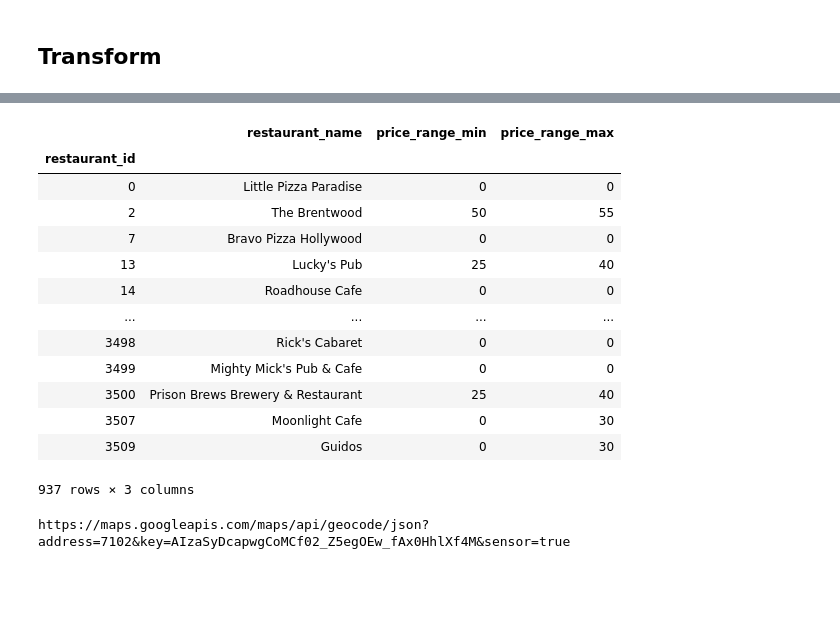
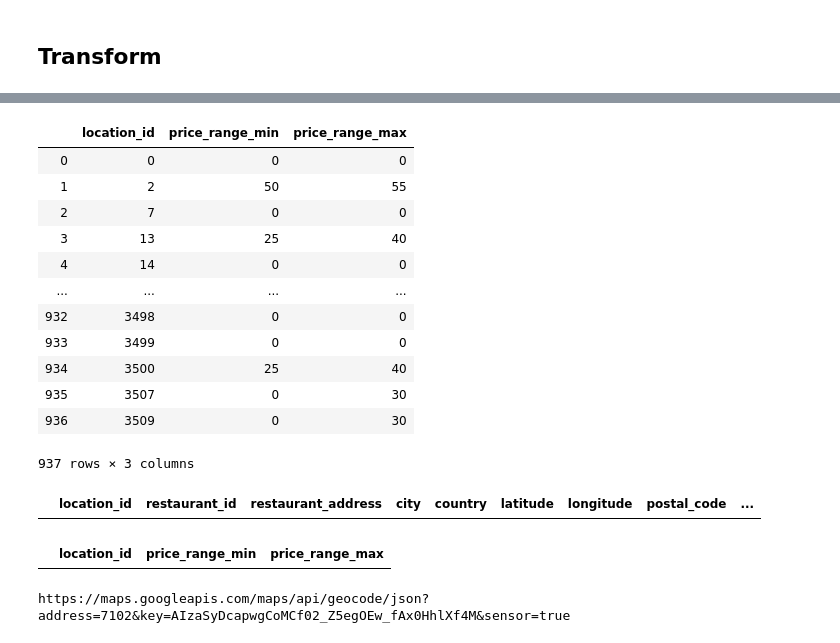
Before and after one commit to mshah016/etl-project, a Jupyter notebook: etl_meera.ipynb, the cells around one changed output, grey strips where cells are left out. Saved outputs shown, nothing was run; the diff lists cells and outputs as text; code cells hidden in the pictures; blank space fills up the shorter version.

```diff
--- a/etl_meera.ipynb
+++ b/etl_meera.ipynb
@@ -198,24 +262,33 @@ location_df.loc[location_df['restaurant_name'] == "Larosa's Pizzeria"]
 # %%
 #price
 price_range_df = clean_restaurants_df[['restaurant_name', 'price_range_min', 'price_range_max']]
 price_range_df = price_range_df.drop_duplicates()
-price_range_df.index.name = 'restaurant_id'
+price_range_df.index.name = 'location_id'
+price_range_df.reset_index(inplace=True)
+price_range_df.drop(columns=['restaurant_name'], axis=1, inplace=True)
 price_range_df
 # %% [output]
-|  | restaurant_name | price_range_min | price_range_max |
-| restaurant_id |  |  |  |
-| 0 | Little Pizza Paradise | 0 | 0 |
-| 2 | The Brentwood | 50 | 55 |
-| 7 | Bravo Pizza Hollywood | 0 | 0 |
-| 13 | Lucky's Pub | 25 | 40 |
-| 14 | Roadhouse Cafe | 0 | 0 |
+|  | location_id | price_range_min | price_range_max |
+| 0 | 0 | 0 | 0 |
+| 1 | 2 | 50 | 55 |
+| 2 | 7 | 0 | 0 |
+| 3 | 13 | 25 | 40 |
+| 4 | 14 | 0 | 0 |
 | ... | ... | ... | ... |
-| 3498 | Rick's Cabaret | 0 | 0 |
-| 3499 | Mighty Mick's Pub & Cafe | 0 | 0 |
-| 3500 | Prison Brews Brewery & Restaurant | 25 | 40 |
-| 3507 | Moonlight Cafe | 0 | 30 |
-| 3509 | Guidos | 0 | 30 |
+| 932 | 3498 | 0 | 0 |
+| 933 | 3499 | 0 | 0 |
+| 934 | 3500 | 25 | 40 |
+| 935 | 3507 | 0 | 30 |
+| 936 | 3509 | 0 | 30 |
 937 rows × 3 columns
+# %%
+restaurant_location_df.loc[restaurant_location_df['location_id'] == '483']
+# %% [output]
+|  | location_id | restaurant_id | restaurant_address | city | country | latitude | longitude | postal_code | ... |
+# %%
+price_range_df.loc[price_range_df['location_id'] == '483']
+# %% [output]
+|  | location_id | price_range_min | price_range_max |
 # %%
 code = 7102
 base_url = "https://maps.googleapis.com/maps/api/geocode/json?"
```
Also changed, not shown: parts of 15 cells of this notebook, 1 other file.
